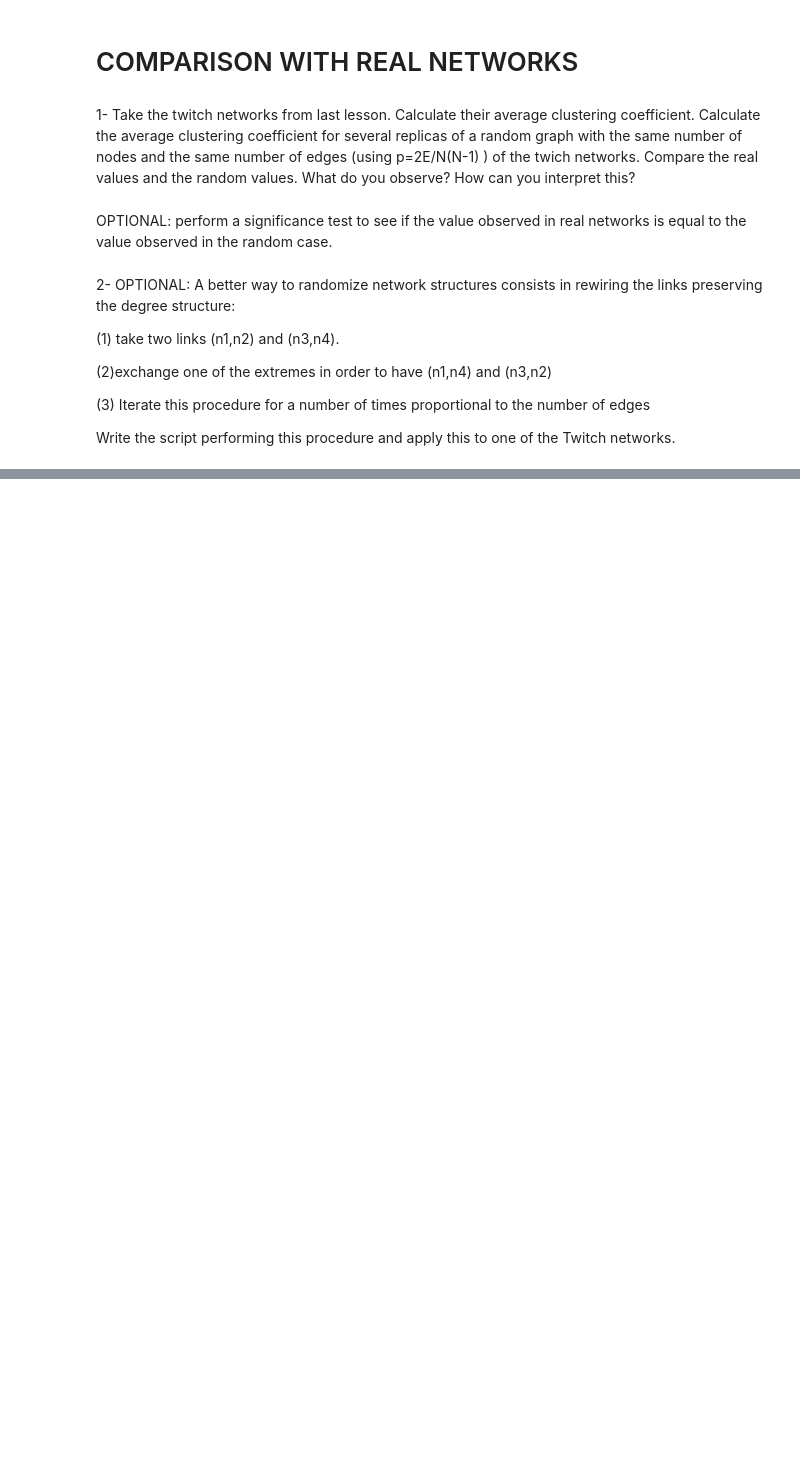
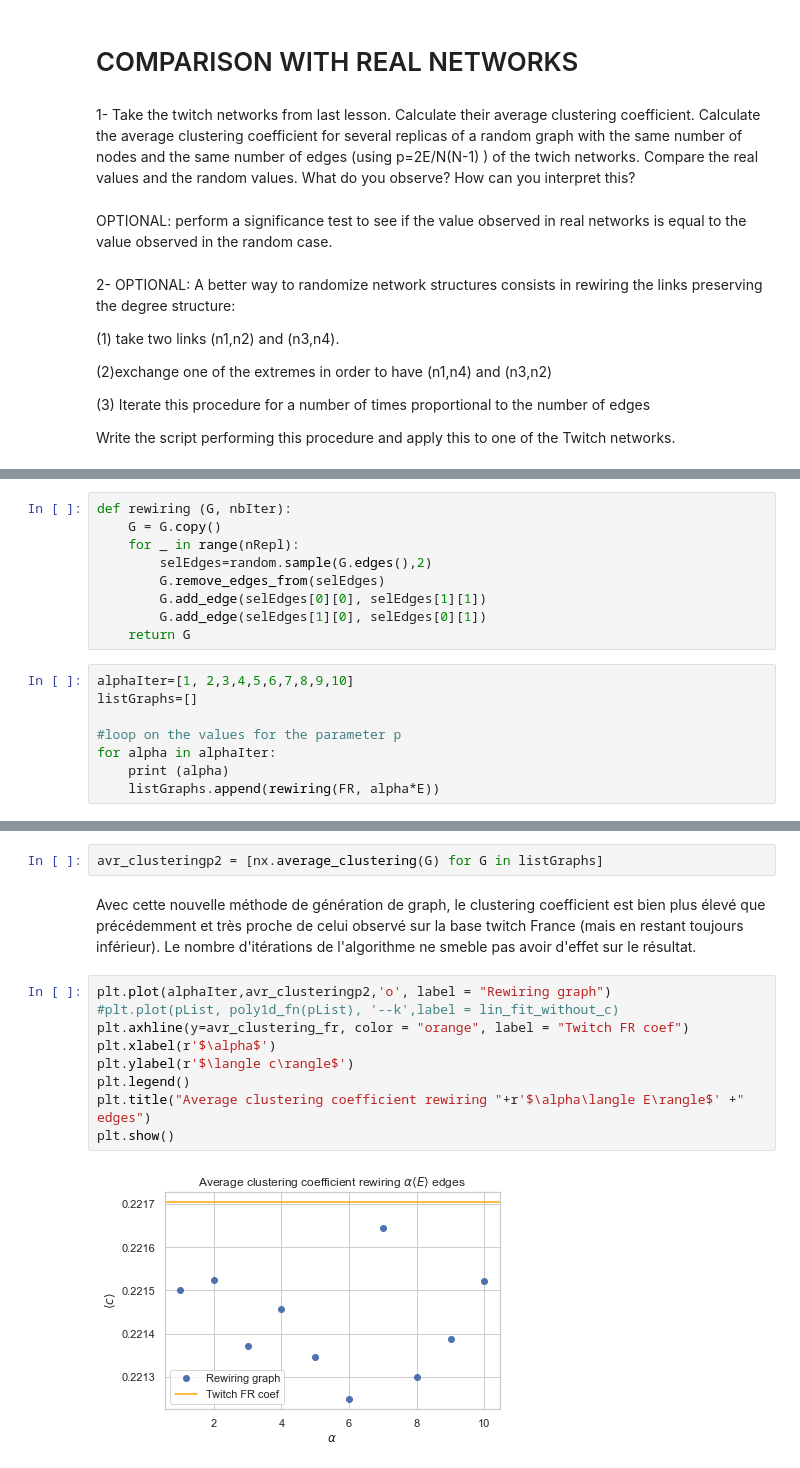
Before and after one commit to ARKEnsae/DM_Analyse_Reseaux, a Jupyter notebook: CC5/Exos_10Mar2021/ex_maison/CC5_Alain.ipynb, the cells around one changed output, grey strips where cells are left out. Saved outputs shown, nothing was run; the diff lists cells and outputs as text; blank space fills up the shorter version.

```diff
--- a/CC5/Exos_10Mar2021/ex_maison/CC5_Alain.ipynb
+++ b/CC5/Exos_10Mar2021/ex_maison/CC5_Alain.ipynb
@@ -160,0 +280,17 @@ Write the script performing this procedure and apply this to one of the Twitch n
+# %%
+def rewiring (G, nbIter):
+    G = G.copy()
+    for _ in range(nRepl):
+        selEdges=random.sample(G.edges(),2)
+        G.remove_edges_from(selEdges)
+        G.add_edge(selEdges[0][0], selEdges[1][1])
+        G.add_edge(selEdges[1][0], selEdges[0][1])
+    return G
+# %%
+alphaIter=[1, 2,3,4,5,6,7,8,9,10]
+listGraphs=[]
+
+#loop on the values for the parameter p
+for alpha in alphaIter:
+    print (alpha)
+    listGraphs.append(rewiring(FR, alpha*E))
@@ -160,0 +308,15 @@ Write the script performing this procedure and apply this to one of the Twitch n
+# %%
+avr_clusteringp2 = [nx.average_clustering(G) for G in listGraphs]
+# %% [markdown]
+Avec cette nouvelle méthode de génération de graph, le clustering coefficient est bien plus élevé que précédemment et très proche de celui observé sur la base twitch France (mais en restant toujours inférieur). Le nombre d'itérations de l'algorithme ne smeble pas avoir d'effet sur le résultat.
+# %%
+plt.plot(alphaIter,avr_clusteringp2,'o', label = "Rewiring graph")
+#plt.plot(pList, poly1d_fn(pList), '--k',label = lin_fit_without_c)
+plt.axhline(y=avr_clustering_fr, color = "orange", label = "Twitch FR coef")
+plt.xlabel(r'$\alpha$')
+plt.ylabel(r'$\langle c\rangle$')
+plt.legend()
+plt.title("Average clustering coefficient rewiring "+r'$\alpha\langle E\rangle$' +" edges")
+plt.show()
+# %% [output]
+[figure, added]
```
Also changed, not shown: parts of 26 cells of this notebook.
